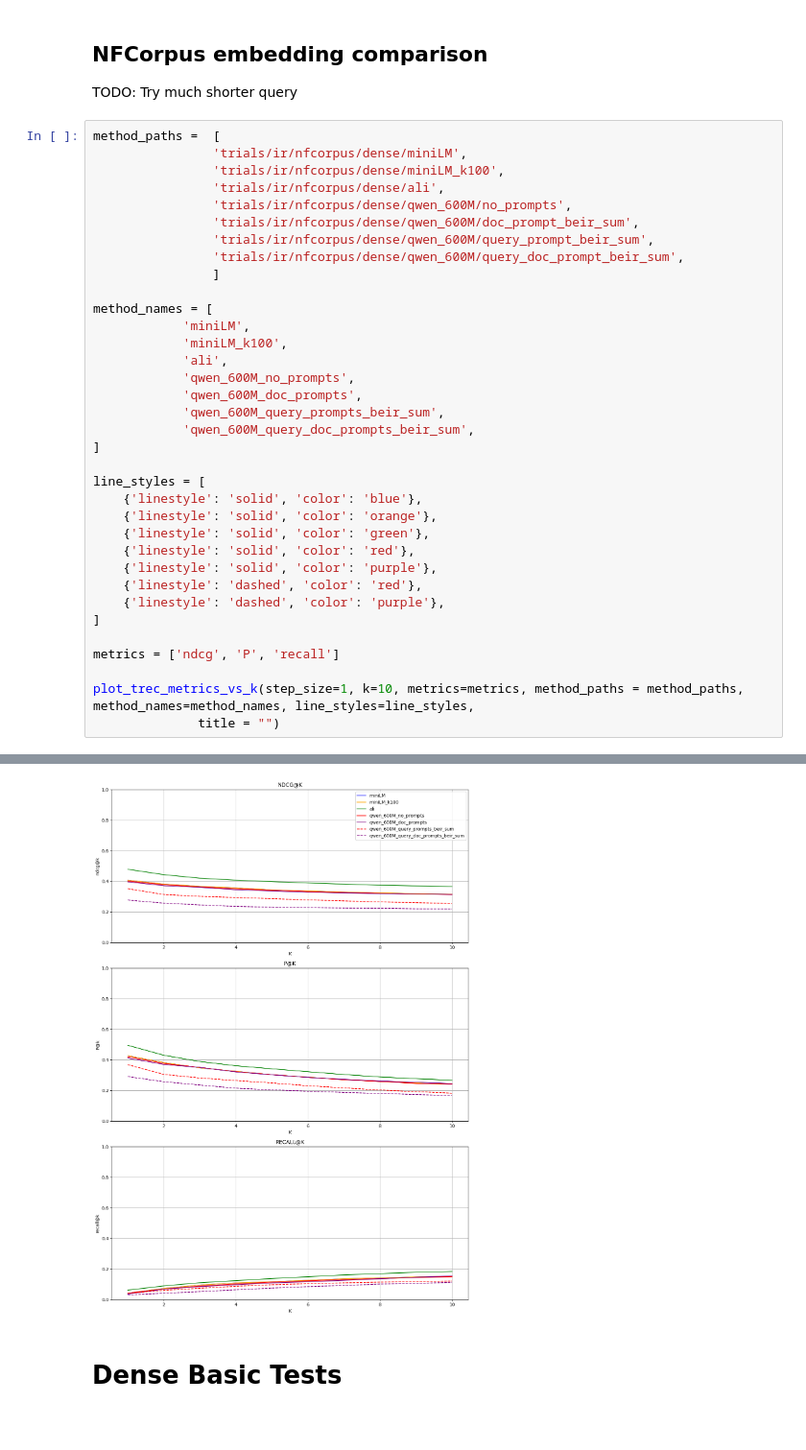
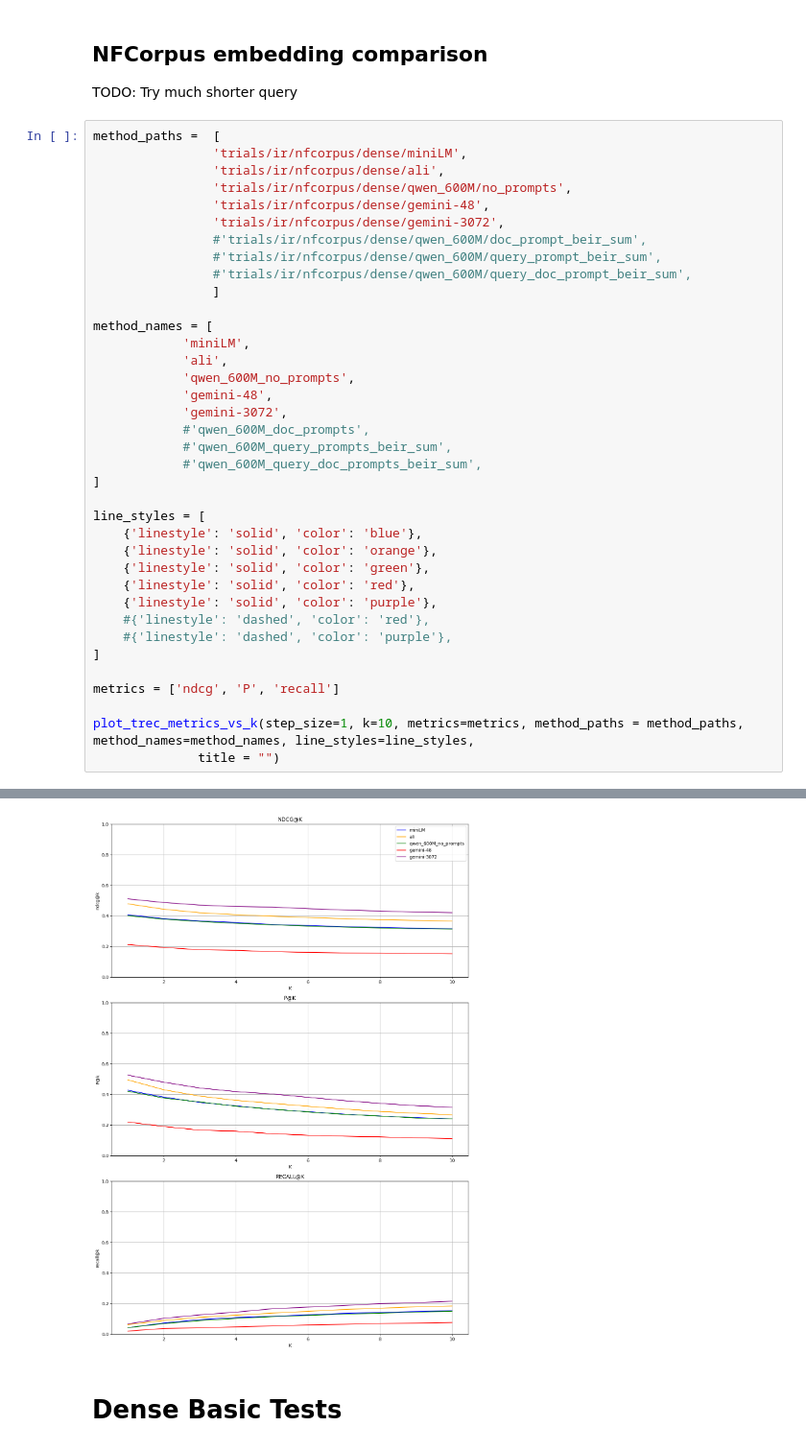
Before and after one commit to D3Mlab/nl-pe, a Jupyter notebook: notebooks/plots/trec.ipynb, the cells around one changed output, grey strips where cells are left out. Shown at 96% size. Saved outputs shown, nothing was run; the diff lists cells and outputs as text.

```diff
--- a/notebooks/plots/trec.ipynb
+++ b/notebooks/plots/trec.ipynb
@@ -62,22 +96,24 @@ TODO: Try much shorter query
 # %%
 method_paths =  [
                 'trials/ir/nfcorpus/dense/miniLM',
-                'trials/ir/nfcorpus/dense/miniLM_k100',
                 'trials/ir/nfcorpus/dense/ali',
                 'trials/ir/nfcorpus/dense/qwen_600M/no_prompts',
-                'trials/ir/nfcorpus/dense/qwen_600M/doc_prompt_beir_sum',
-                'trials/ir/nfcorpus/dense/qwen_600M/query_prompt_beir_sum',
-                'trials/ir/nfcorpus/dense/qwen_600M/query_doc_prompt_beir_sum',
+                'trials/ir/nfcorpus/dense/gemini-48',
+                'trials/ir/nfcorpus/dense/gemini-3072',
+                #'trials/ir/nfcorpus/dense/qwen_600M/doc_prompt_beir_sum',
+                #'trials/ir/nfcorpus/dense/qwen_600M/query_prompt_beir_sum',
+                #'trials/ir/nfcorpus/dense/qwen_600M/query_doc_prompt_beir_sum',
                 ]
 
 method_names = [
             'miniLM',
-            'miniLM_k100',
             'ali',
             'qwen_600M_no_prompts',
-            'qwen_600M_doc_prompts',
-            'qwen_600M_query_prompts_beir_sum',
-            'qwen_600M_query_doc_prompts_beir_sum',
+            'gemini-48',
+            'gemini-3072',
+            #'qwen_600M_doc_prompts',
+            #'qwen_600M_query_prompts_beir_sum',
+            #'qwen_600M_query_doc_prompts_beir_sum',
 ]
 
 line_styles = [
@@ -86,8 +122,8 @@ line_styles = [
     {'linestyle': 'solid', 'color': 'green'},
     {'linestyle': 'solid', 'color': 'red'},
     {'linestyle': 'solid', 'color': 'purple'},
-    {'linestyle': 'dashed', 'color': 'red'},
-    {'linestyle': 'dashed', 'color': 'purple'},
+    #{'linestyle': 'dashed', 'color': 'red'},
+    #{'linestyle': 'dashed', 'color': 'purple'},
 ]
 
 metrics = ['ndcg', 'P', 'recall']
@@ -102,4 +138,4 @@ First row: [{'ndcg_cut_1': 0.4071207430340557, 'ndcg_cut_2': 0.38138368149915214
-[figure, old version]
+[figure, new version]
 # %% [markdown]
 # Dense Basic Tests
 # %% [markdown]
```
Also changed, not shown: parts of 4 cells of this notebook, 4 other files.
